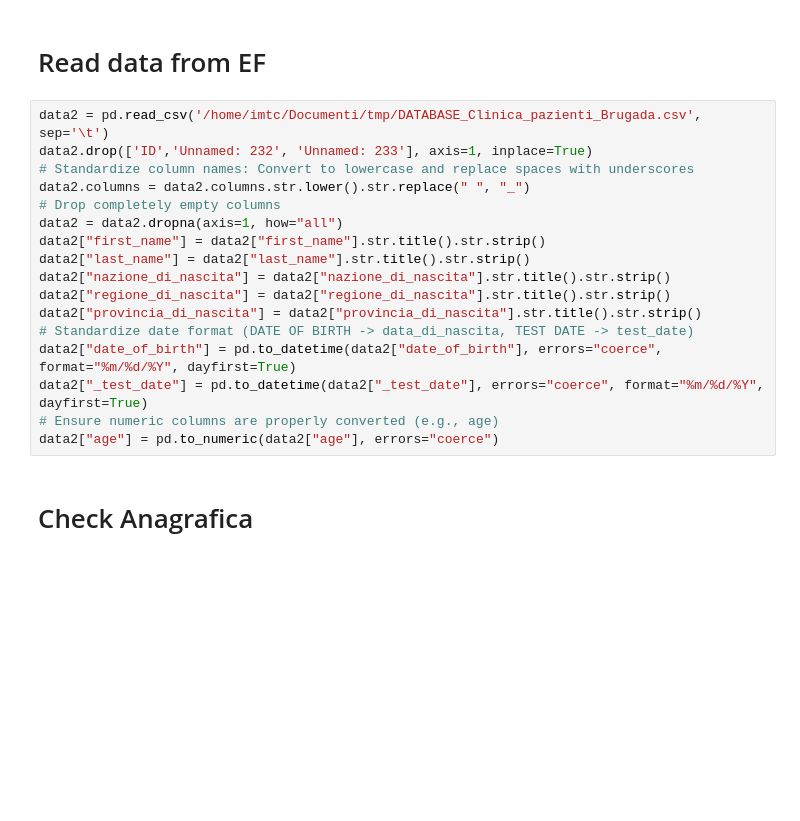
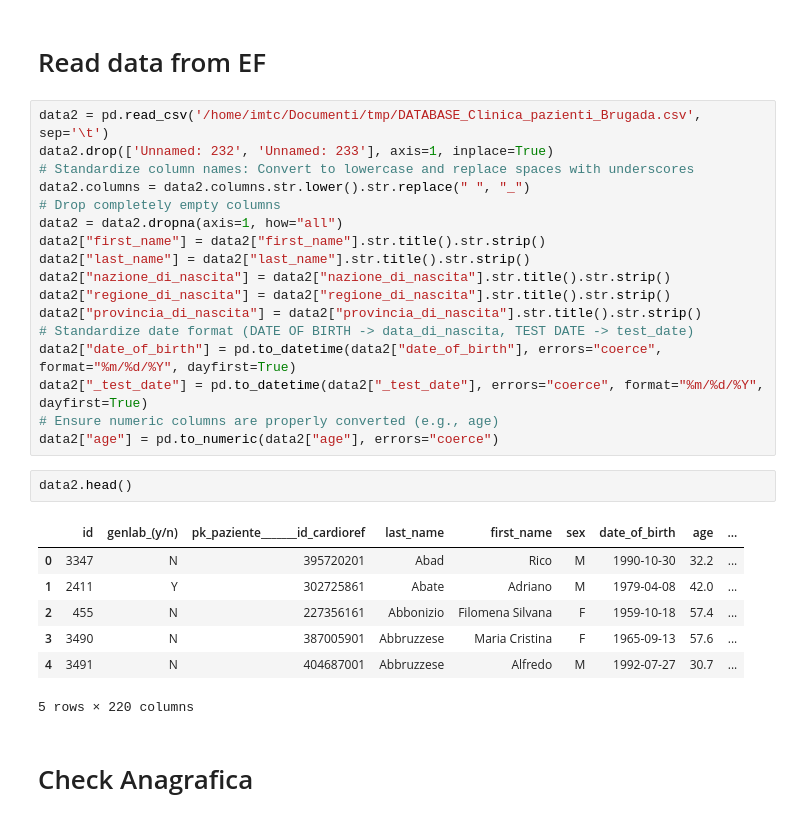
Before and after one commit to Dallavilla-Tiziano/omics_portal, a Jupyter notebook: db_tools/format_patients_data.ipynb, the cells around one changed output. Saved outputs shown, nothing was run; the diff lists cells and outputs as text; blank space fills up the shorter version.

```diff
--- a/db_tools/format_patients_data.ipynb
+++ b/db_tools/format_patients_data.ipynb
@@ -24,7 +34,7 @@ data1["data_di_nascita"] = pd.to_datetime(data1["data_di_nascita"], errors="coer
 # Read data from EF
 # %%
 data2 = pd.read_csv('/home/imtc/Documenti/tmp/DATABASE_Clinica_pazienti_Brugada.csv', sep='\t')
-data2.drop(['ID','Unnamed: 232', 'Unnamed: 233'], axis=1, inplace=True)
+data2.drop(['Unnamed: 232', 'Unnamed: 233'], axis=1, inplace=True)
 # Standardize column names: Convert to lowercase and replace spaces with underscores
 data2.columns = data2.columns.str.lower().str.replace(" ", "_")
 # Drop completely empty columns
@@ -39,6 +49,16 @@ data2["date_of_birth"] = pd.to_datetime(data2["date_of_birth"], errors="coerce",
 data2["_test_date"] = pd.to_datetime(data2["_test_date"], errors="coerce", format="%m/%d/%Y", dayfirst=True)
 # Ensure numeric columns are properly converted (e.g., age)
 data2["age"] = pd.to_numeric(data2["age"], errors="coerce")
+# %%
+data2.head()
+# %% [output]
+|  | id | genlab_(y/n) | pk_paziente_______id_cardioref | last_name | first_name | sex | date_of_birth | age | ... |
+| 0 | 3347 | N | 395720201 | Abad | Rico | M | 1990-10-30 | 32.2 | ... |
+| 1 | 2411 | Y | 302725861 | Abate | Adriano | M | 1979-04-08 | 42.0 | ... |
+| 2 | 455 | N | 227356161 | Abbonizio | Filomena Silvana | F | 1959-10-18 | 57.4 | ... |
+| 3 | 3490 | N | 387005901 | Abbruzzese | Maria Cristina | F | 1965-09-13 | 57.6 | ... |
+| 4 | 3491 | N | 404687001 | Abbruzzese | Alfredo | M | 1992-07-27 | 30.7 | ... |
+5 rows × 220 columns
 # %% [markdown]
 # Check Anagrafica
 # %%
```
Also changed, not shown: parts of 37 cells of this notebook, 25 other files.
